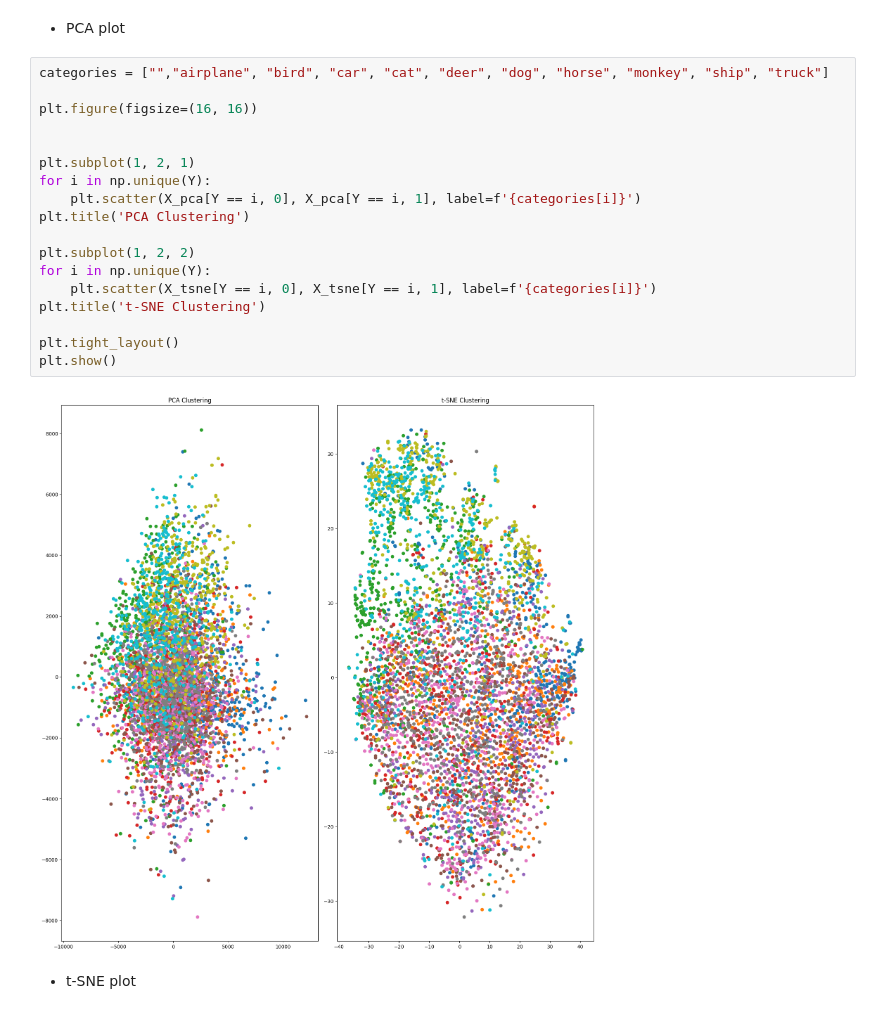
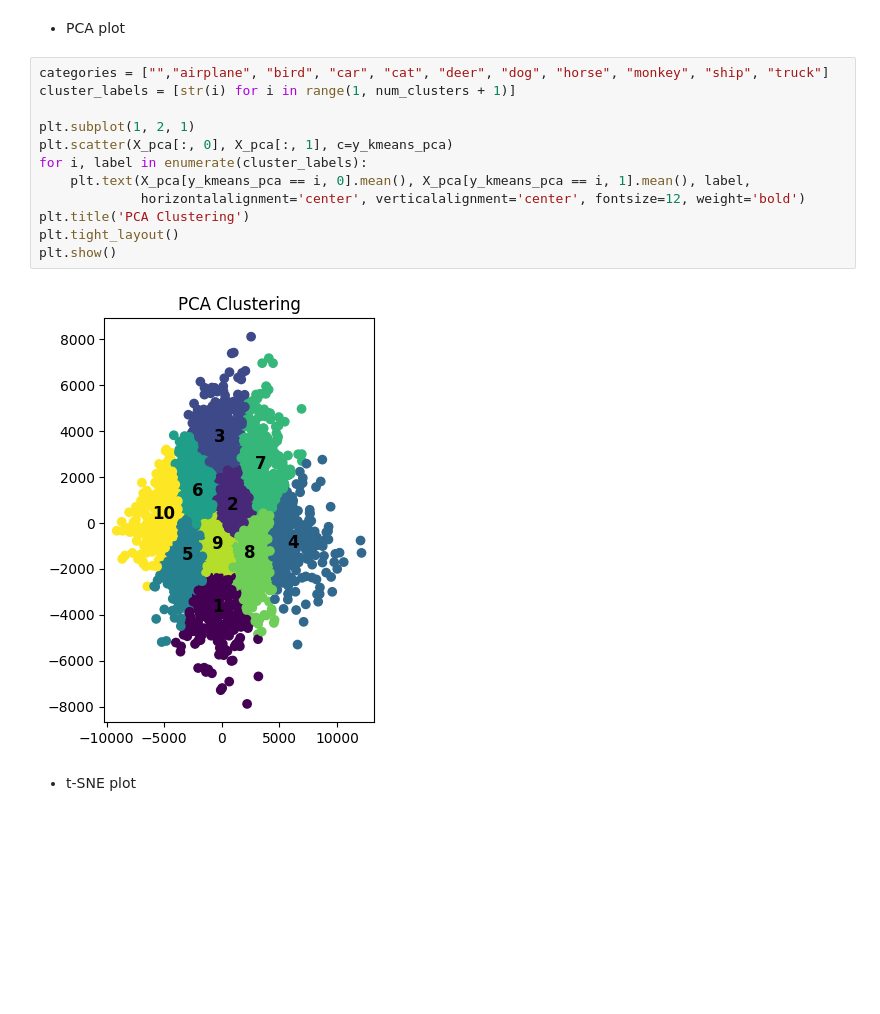
Before and after one commit to Enzoc30/Labo3ML, a Jupyter notebook: lab3_6.ipynb, the cells around one changed output. Drawn from its saved outputs; the diff is of its cells as text; blank space fills up the shorter version.

```diff
--- a/lab3_6.ipynb
+++ b/lab3_6.ipynb
@@ -49,25 +49,19 @@ y_kmeans_pca = kmeans.fit_predict(X_pca)
 y_kmeans_tsne = kmeans.fit_predict(X_tsne)
 # %% [markdown]
 - PCA plot
-# %%
-categories = ["","airplane", "bird", "car", "cat", "deer", "dog", "horse", "monkey", "ship", "truck"]
-
-plt.figure(figsize=(16, 16))
-
-
-plt.subplot(1, 2, 1)
-for i in np.unique(Y):
-    plt.scatter(X_pca[Y == i, 0], X_pca[Y == i, 1], label=f'{categories[i]}')
-plt.title('PCA Clustering')
-
-plt.subplot(1, 2, 2)
-for i in np.unique(Y):
-    plt.scatter(X_tsne[Y == i, 0], X_tsne[Y == i, 1], label=f'{categories[i]}')
-plt.title('t-SNE Clustering')
-
-plt.tight_layout()
-plt.show()
-# %% [output]
-[figure, removed]
+# %%
+categories = ["","airplane", "bird", "car", "cat", "deer", "dog", "horse", "monkey", "ship", "truck"]
+cluster_labels = [str(i) for i in range(1, num_clusters + 1)]
+
+plt.subplot(1, 2, 1)
+plt.scatter(X_pca[:, 0], X_pca[:, 1], c=y_kmeans_pca)
+for i, label in enumerate(cluster_labels):
+    plt.text(X_pca[y_kmeans_pca == i, 0].mean(), X_pca[y_kmeans_pca == i, 1].mean(), label,
+             horizontalalignment='center', verticalalignment='center', fontsize=12, weight='bold')
+plt.title('PCA Clustering')
+plt.tight_layout()
+plt.show()
+# %% [output]
+[figure, added]
 # %% [markdown]
 - t-SNE plot
```
Also changed, not shown: parts of 1 cell of this notebook, 2 other files.
